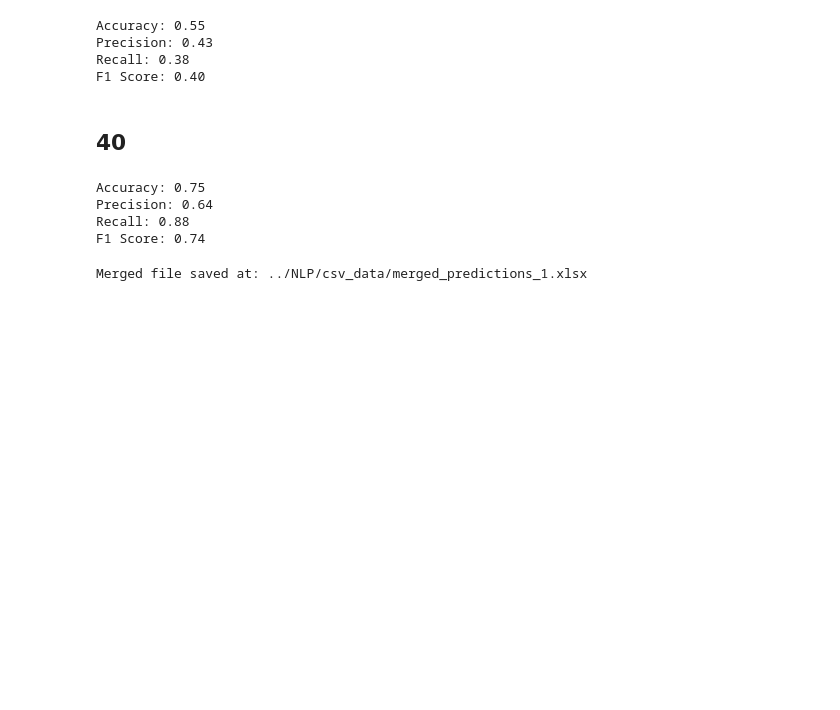
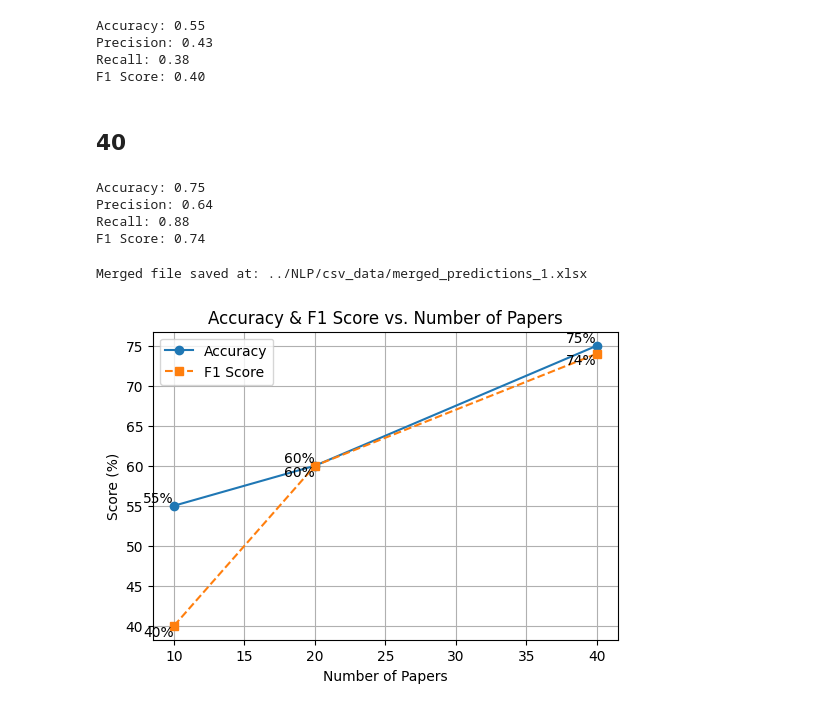
Before and after one commit to Gavin2417/NLP-project, a Jupyter notebook: NLP/get_acuracy.ipynb, the cells around one changed output. Saved outputs shown, nothing was run; the diff lists cells and outputs as text; code cells hidden in the pictures; blank space fills up the shorter version.

```diff
--- a/NLP/get_acuracy.ipynb
+++ b/NLP/get_acuracy.ipynb
@@ -124,3 +124,32 @@ merged_df.to_excel(excel_path, index=False)
 print(f"Merged file saved at: {excel_path}")
 # %% [output]
 Merged file saved at: ../NLP/csv_data/merged_predictions_1.xlsx
+# %%
+# Data points
+papers = [10, 20, 40]
+accuracy = [55, 60, 75]
+f1_score = [40, 60, 74]
+
+# Create plot
+plt.figure(figsize=(6, 4))
+plt.plot(papers, accuracy, marker='o', linestyle='-', label="Accuracy")
+plt.plot(papers, f1_score, marker='s', linestyle='--', label="F1 Score")
+
+# Labels and title
+plt.xlabel("Number of Papers")
+plt.ylabel("Score (%)")
+plt.title("Accuracy & F1 Score vs. Number of Papers")
+plt.legend()  # Show legend
+plt.grid(True)  # Enable grid
+
+# Annotate points with values
+for x, y in zip(papers, accuracy):
+    plt.text(x, y, f"{y}%", ha='right', va='bottom')
+
+for x, y in zip(papers, f1_score):
+    plt.text(x, y, f"{y}%", ha='right', va='top')
+
+# Show plot
+plt.show()
+# %% [output]
+[figure, added]
```
Also changed, not shown: 7 other files.
